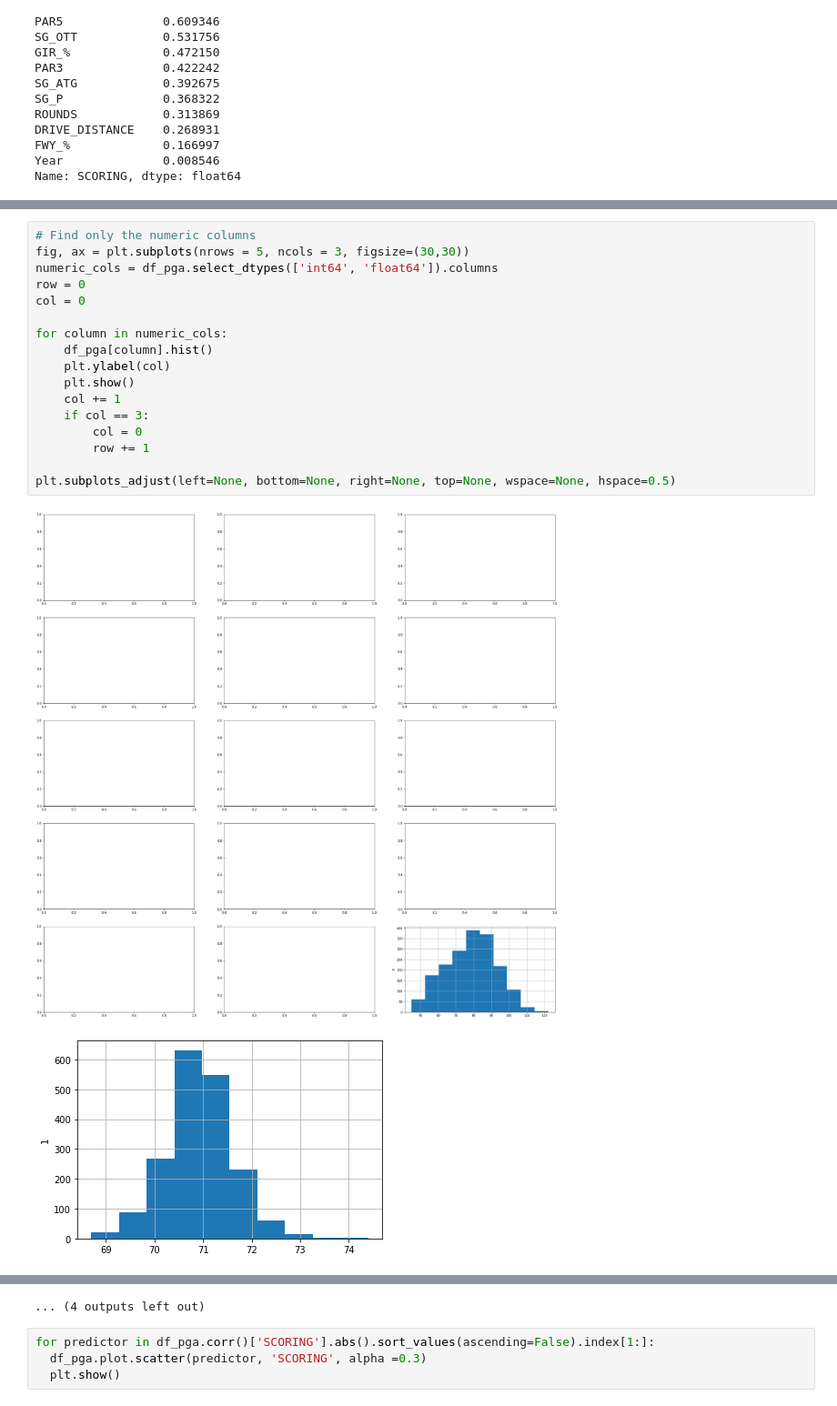
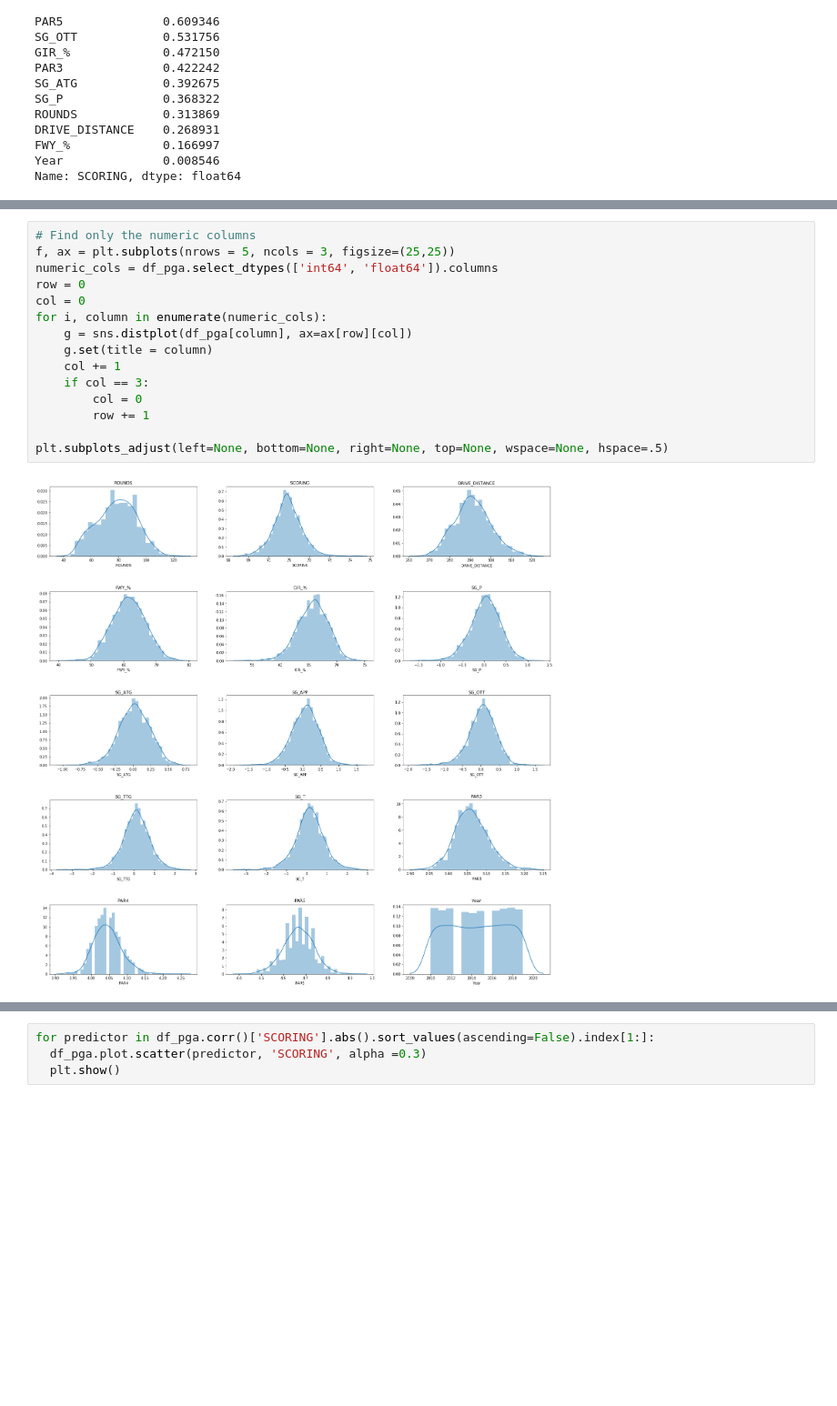
Before and after one commit to jonathannocek/pga-data-analysis, a Jupyter notebook: pga_data_analysis.ipynb, the cells around one changed output, grey strips where cells are left out. Shown at 91% size. Cells and saved outputs as stored; diff of their text form; blank space fills up the shorter version.

```diff
--- a/pga_data_analysis.ipynb
+++ b/pga_data_analysis.ipynb
@@ -244,20 +260,17 @@ Name: SCORING, dtype: float64
 # %%
 # Find only the numeric columns
-fig, ax = plt.subplots(nrows = 5, ncols = 3, figsize=(30,30))
+f, ax = plt.subplots(nrows = 5, ncols = 3, figsize=(25,25))
 numeric_cols = df_pga.select_dtypes(['int64', 'float64']).columns
 row = 0
 col = 0
-
-for column in numeric_cols:
-    df_pga[column].hist()
-    plt.ylabel(col)
-    plt.show()
+for i, column in enumerate(numeric_cols):
+    g = sns.distplot(df_pga[column], ax=ax[row][col])
+    g.set(title = column)
     col += 1
     if col == 3:
         col = 0
         row += 1
 
-plt.subplots_adjust(left=None, bottom=None, right=None, top=None, wspace=None, hspace=0.5)
+plt.subplots_adjust(left=None, bottom=None, right=None, top=None, wspace=None, hspace=.5)
 # %% [output]
-[figure, old version]
+[figure, new version]
-[figure, removed]
@@ -274,4 +277,3 @@ plt.subplots_adjust(left=None, bottom=None, right=None, top=None, wspace=None, h
-... (4 outputs left out)
 # %%
 for predictor in df_pga.corr()['SCORING'].abs().sort_values(ascending=False).index[1:]:
   df_pga.plot.scatter(predictor, 'SCORING', alpha =0.3)
```
Also changed, not shown: parts of 4 cells of this notebook.
